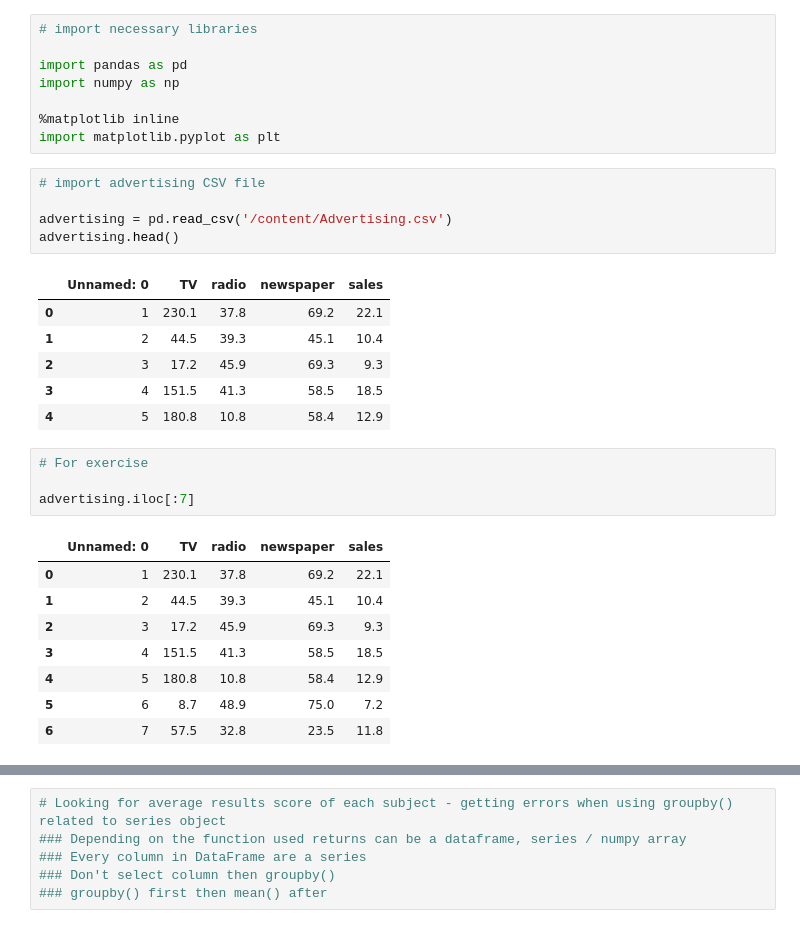
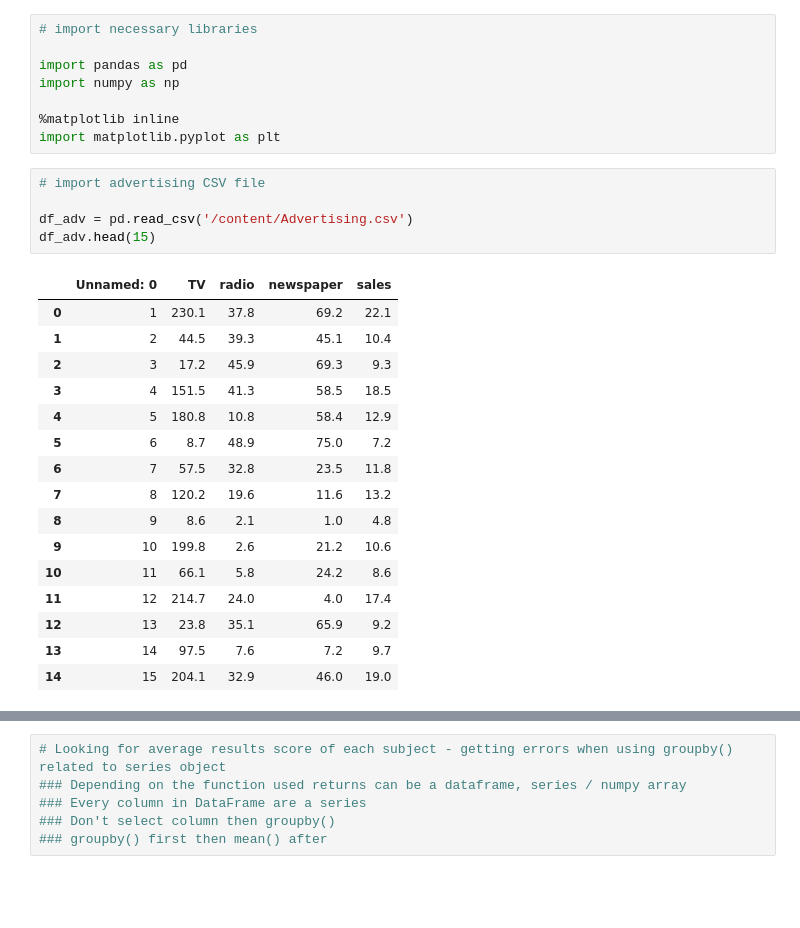
Before and after one commit to BrennZA/Introduction-to-DS-w-Python, a Jupyter notebook: tv-sales.ipynb, the cells around one changed output, grey strips where cells are left out. Saved outputs shown, nothing was run; the diff lists cells and outputs as text; blank space fills up the shorter version.

```diff
--- a/tv-sales.ipynb
+++ b/tv-sales.ipynb
@@ -11,25 +11,22 @@ import matplotlib.pyplot as plt
 # %%
 # import advertising CSV file
 
-advertising = pd.read_csv('/content/Advertising.csv')
-advertising.head()
+df_adv = pd.read_csv('/content/Advertising.csv')
+df_adv.head(15)
 # %% [output]
 |  | Unnamed: 0 | TV | radio | newspaper | sales |
 | 0 | 1 | 230.1 | 37.8 | 69.2 | 22.1 |
 | 1 | 2 | 44.5 | 39.3 | 45.1 | 10.4 |
 | 2 | 3 | 17.2 | 45.9 | 69.3 | 9.3 |
 | 3 | 4 | 151.5 | 41.3 | 58.5 | 18.5 |
 | 4 | 5 | 180.8 | 10.8 | 58.4 | 12.9 |
+| 5 | 6 | 8.7 | 48.9 | 75.0 | 7.2 |
+| 6 | 7 | 57.5 | 32.8 | 23.5 | 11.8 |
+| 7 | 8 | 120.2 | 19.6 | 11.6 | 13.2 |
+| 8 | 9 | 8.6 | 2.1 | 1.0 | 4.8 |
+| 9 | 10 | 199.8 | 2.6 | 21.2 | 10.6 |
+| 10 | 11 | 66.1 | 5.8 | 24.2 | 8.6 |
+| 11 | 12 | 214.7 | 24.0 | 4.0 | 17.4 |
+| 12 | 13 | 23.8 | 35.1 | 65.9 | 9.2 |
+| 13 | 14 | 97.5 | 7.6 | 7.2 | 9.7 |
+| 14 | 15 | 204.1 | 32.9 | 46.0 | 19.0 |
-# %%
-# For exercise
-
-advertising.iloc[:7]
-# %% [output]
-|  | Unnamed: 0 | TV | radio | newspaper | sales |
-| 0 | 1 | 230.1 | 37.8 | 69.2 | 22.1 |
-| 1 | 2 | 44.5 | 39.3 | 45.1 | 10.4 |
-| 2 | 3 | 17.2 | 45.9 | 69.3 | 9.3 |
-| 3 | 4 | 151.5 | 41.3 | 58.5 | 18.5 |
-| 4 | 5 | 180.8 | 10.8 | 58.4 | 12.9 |
-| 5 | 6 | 8.7 | 48.9 | 75.0 | 7.2 |
-| 6 | 7 | 57.5 | 32.8 | 23.5 | 11.8 |
```
Also changed, not shown: parts of 14 cells of this notebook.
